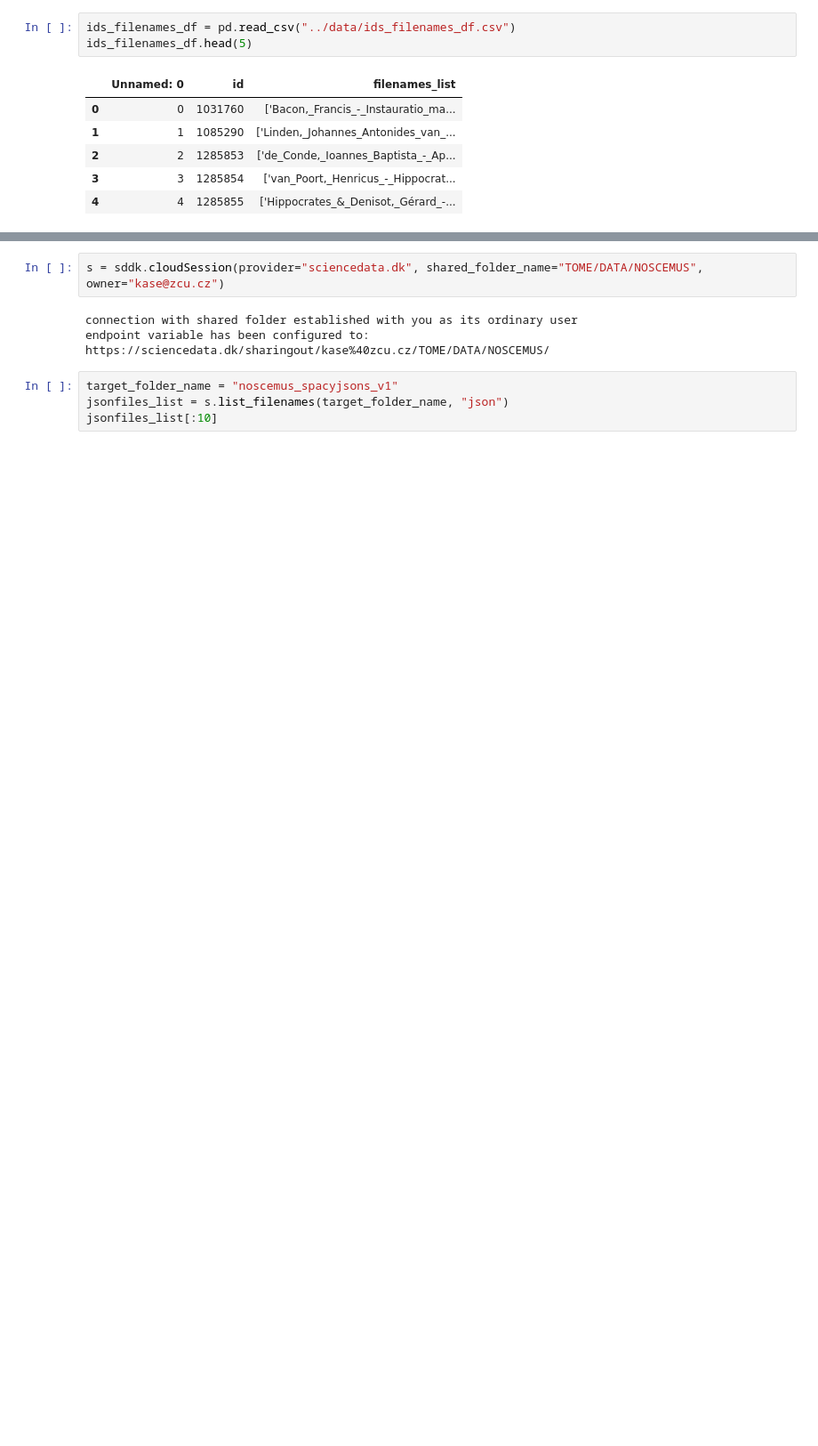
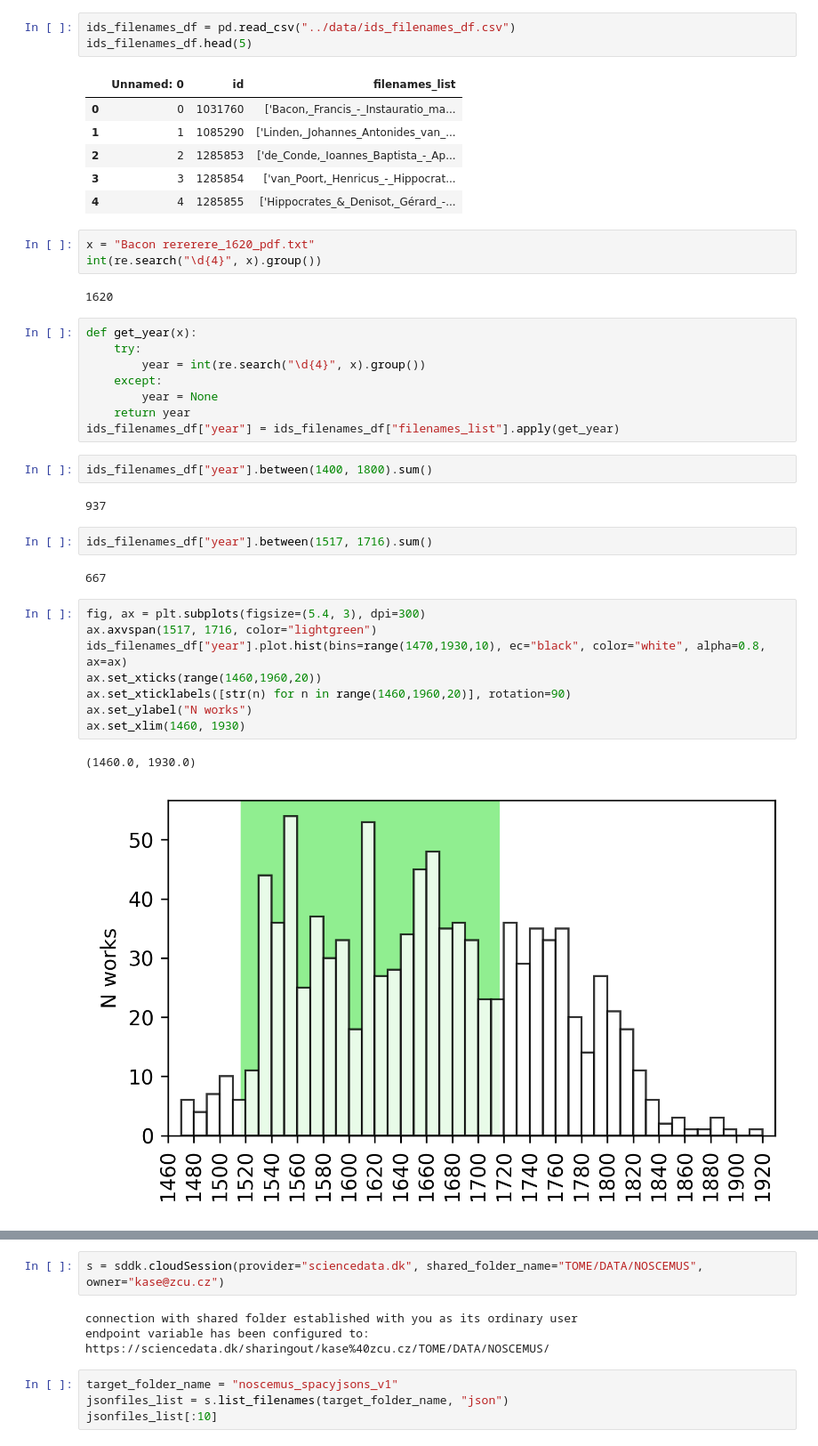
Before and after one commit to CCS-ZCU/noscemus_ETF, a Jupyter notebook: scripts/3_spacy-text-explorations.ipynb, the cells around one changed output, grey strips where cells are left out. Shown: that part at 89% size. Drawn from its saved outputs; the diff is of its cells as text; blank space fills up the shorter version.

```diff
--- a/scripts/3_spacy-text-explorations.ipynb
+++ b/scripts/3_spacy-text-explorations.ipynb
@@ -15,3 +19,35 @@ ids_filenames_df.head(5)
 | 2 | 2 | 1285853 | ['de_Conde,_Ioannes_Baptista_-_Ap... |
 | 3 | 3 | 1285854 | ['van_Poort,_Henricus_-_Hippocrat... |
 | 4 | 4 | 1285855 | ['Hippocrates_&_Denisot,_Gérard_-... |
+# %%
+x = "Bacon rererere_1620_pdf.txt"
+int(re.search("\d{4}", x).group())
+# %% [output]
+1620
+# %%
+def get_year(x):
+    try:
+        year = int(re.search("\d{4}", x).group())
+    except:
+        year = None
+    return year
+ids_filenames_df["year"] = ids_filenames_df["filenames_list"].apply(get_year)
+# %%
+ids_filenames_df["year"].between(1400, 1800).sum()
+# %% [output]
+937
+# %%
+ids_filenames_df["year"].between(1517, 1716).sum()
+# %% [output]
+667
+# %%
+fig, ax = plt.subplots(figsize=(5.4, 3), dpi=300)
+ax.axvspan(1517, 1716, color="lightgreen")
+ids_filenames_df["year"].plot.hist(bins=range(1470,1930,10), ec="black", color="white", alpha=0.8, ax=ax)
+ax.set_xticks(range(1460,1960,20))
+ax.set_xticklabels([str(n) for n in range(1460,1960,20)], rotation=90)
+ax.set_ylabel("N works")
+ax.set_xlim(1460, 1930)
+# %% [output]
+(1460.0, 1930.0)
+[figure, added]
```
Also changed, not shown: parts of 12 cells of this notebook, 1 other file.
